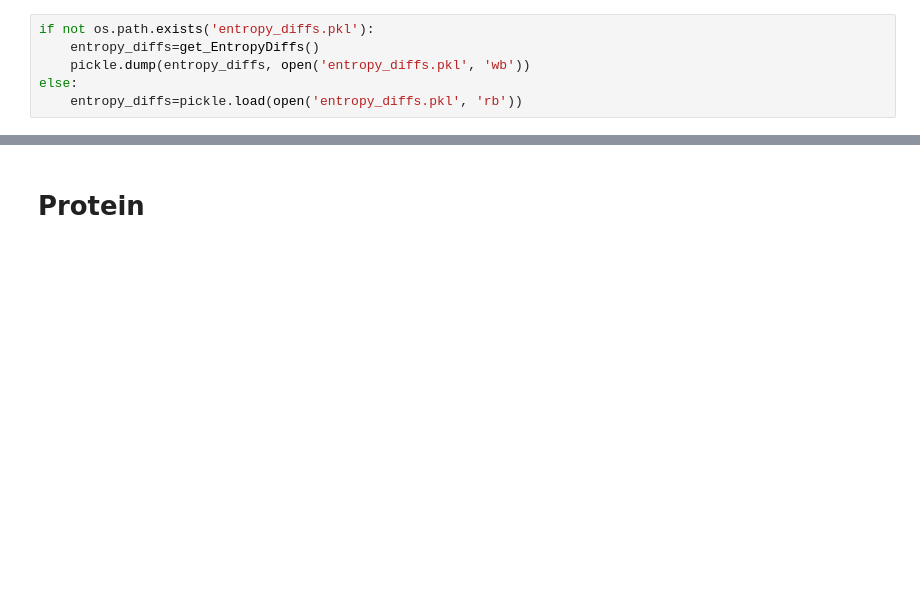
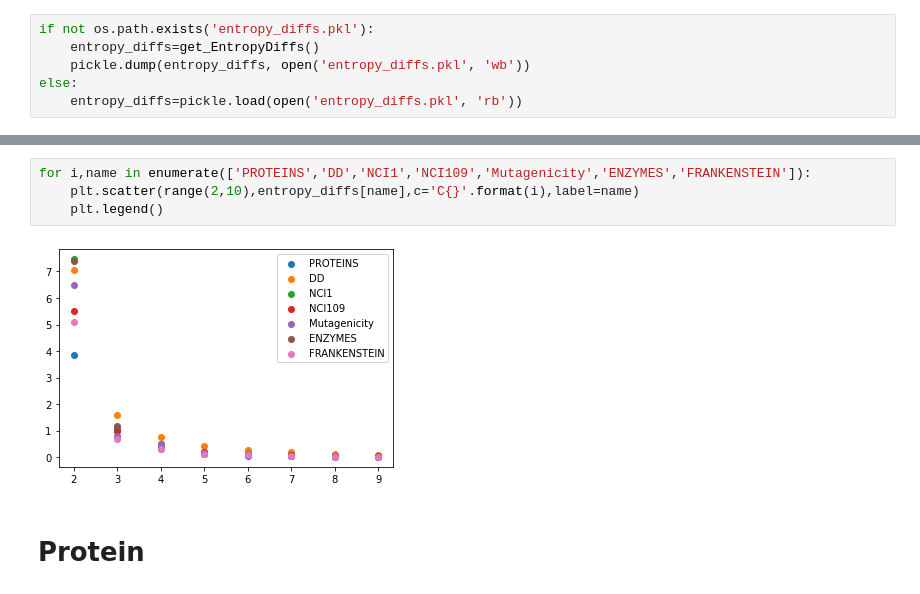
Before and after one commit to gaozhangyang/Lookhops, a Jupyter notebook: jupyter/analyze_neighborhood_information_gain.ipynb, the cells around one changed output, grey strips where cells are left out. Cells and saved outputs as stored; diff of their text form; blank space fills up the shorter version.

```diff
--- a/jupyter/analyze_neighborhood_information_gain.ipynb
+++ b/jupyter/analyze_neighborhood_information_gain.ipynb
@@ -433,3 +349,9 @@ plt.scatter(range(0,8),entropy_diffs['ENZYMES'])
+# %%
+for i,name in enumerate(['PROTEINS','DD','NCI1','NCI109','Mutagenicity','ENZYMES','FRANKENSTEIN']):
+    plt.scatter(range(2,10),entropy_diffs[name],c='C{}'.format(i),label=name)
+    plt.legend()
+# %% [output]
+[figure, added]
 # %% [markdown]
 # Protein
 # %%
```
Also changed, not shown: parts of 38 cells of this notebook, 32 other files.
